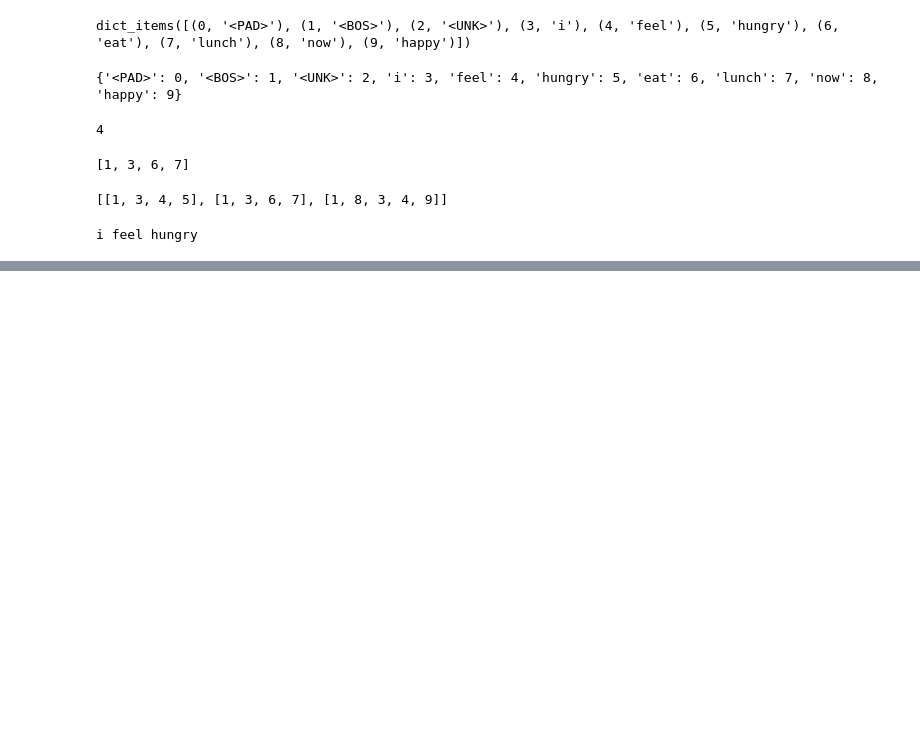
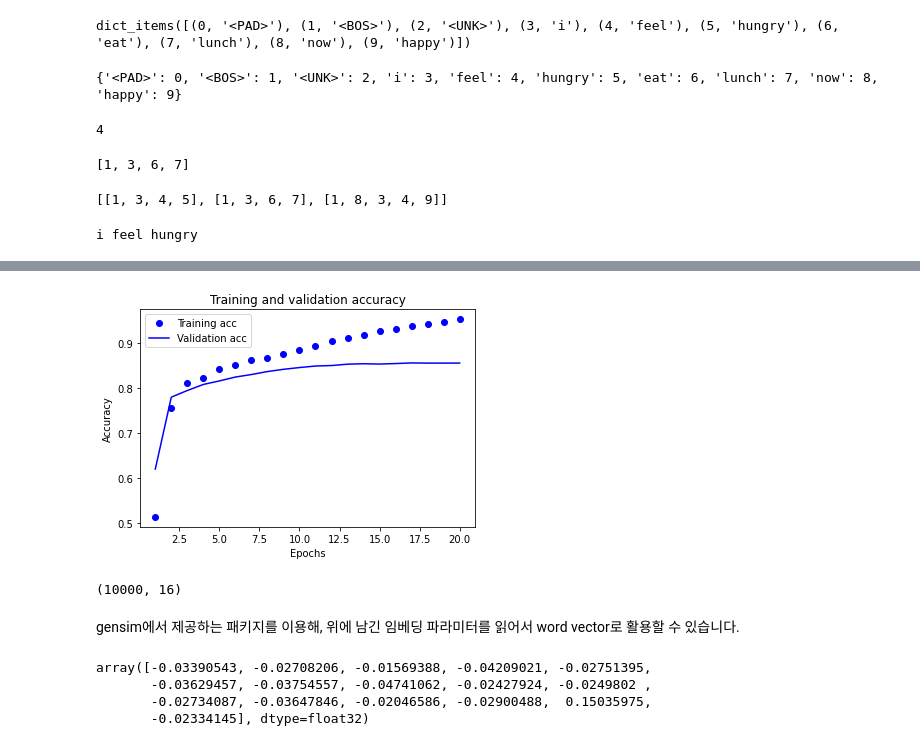
Before and after one commit to Chromis07/aiffel, a Jupyter notebook: exploration/node_07/sentimental.ipynb, the cells around one changed output, grey strips where cells are left out. Saved outputs shown, nothing was run; the diff lists cells and outputs as text; code cells hidden in the pictures; blank space fills up the shorter version.

```diff
--- a/exploration/node_07/sentimental.ipynb
+++ b/exploration/node_07/sentimental.ipynb
@@ -75,0 +403,11 @@ i feel hungry
+# %%
+# validation set 10000건 분리
+x_val = x_train[:10000]
+y_val = y_train[:10000]
+
+# validation set을 제외한 나머지 15000건
+partial_x_train = x_train[10000:]
+partial_y_train = y_train[10000:]
+
+print(partial_x_train.shape)
+print(partial_y_train.shape)
@@ -75,0 +482,19 @@ i feel hungry
+# %%
+plt.clf()   # 그림을 초기화합니다
+
+plt.plot(epochs, acc, 'bo', label='Training acc')
+plt.plot(epochs, val_acc, 'b', label='Validation acc')
+plt.title('Training and validation accuracy')
+plt.xlabel('Epochs')
+plt.ylabel('Accuracy')
+plt.legend()
+
+plt.show()
+# %% [output]
+[figure, added]
+# %%
+embedding_layer = model.layers[0]
+weights = embedding_layer.get_weights()[0]
+print(weights.shape)    # shape: (vocab_size, embedding_dim)
+# %% [output]
+(10000, 16)
@@ -75,0 +514,13 @@ i feel hungry
+# %% [markdown]
+gensim에서 제공하는 패키지를 이용해, 위에 남긴 임베딩 파라미터를 읽어서 word vector로 활용할 수 있습니다.
+# %%
+from gensim.models.keyedvectors import Word2VecKeyedVectors
+
+word_vectors = Word2VecKeyedVectors.load_word2vec_format(word2vec_file_path, binary=False)
+vector = word_vectors['computer']
+vector
+# %% [output]
+array([-0.03390543, -0.02708206, -0.01569388, -0.04209021, -0.02751395,
+       -0.03629457, -0.03754557, -0.04741062, -0.02427924, -0.0249802 ,
+       -0.02734087, -0.03647846, -0.02046586, -0.02900488,  0.15035975,
+       -0.02334145], dtype=float32)
```
Also changed, not shown: parts of 33 cells of this notebook, 2 other files.
